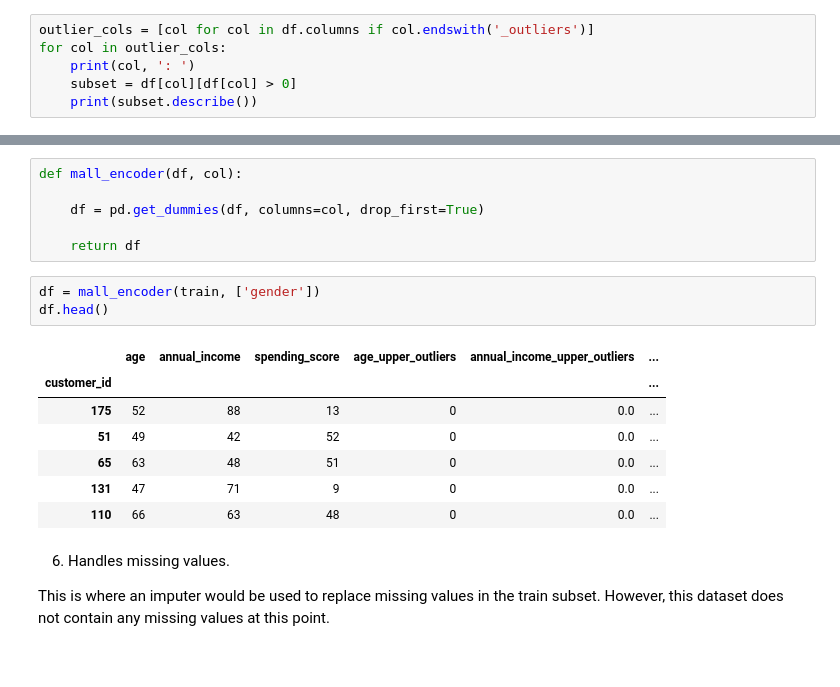
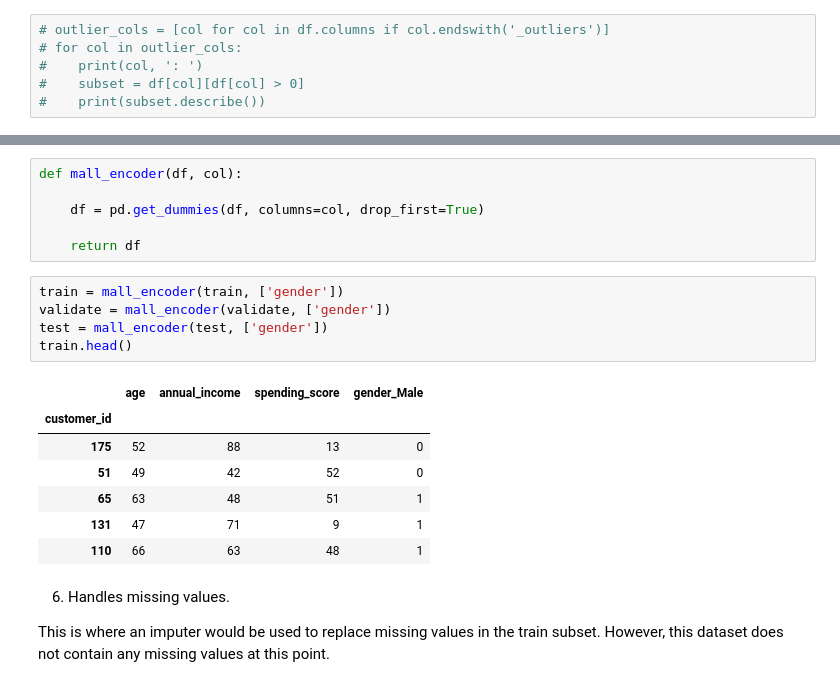
Before and after one commit to chadallen210/clustering-exercises, a Jupyter notebook: mall_customers.ipynb, the cells around one changed output, grey strips where cells are left out. Drawn from its saved outputs; the diff is of its cells as text.

```diff
--- a/mall_customers.ipynb
+++ b/mall_customers.ipynb
@@ -192,6 +184,6 @@ df.head()
 # %%
-outlier_cols = [col for col in df.columns if col.endswith('_outliers')]
-for col in outlier_cols:
-    print(col, ': ')
-    subset = df[col][df[col] > 0]
-    print(subset.describe())
+# outlier_cols = [col for col in df.columns if col.endswith('_outliers')]
+# for col in outlier_cols:
+#    print(col, ': ')
+#    subset = df[col][df[col] > 0]
+#    print(subset.describe())
@@ -236,17 +227,19 @@ def mall_encoder(df, col):
     df = pd.get_dummies(df, columns=col, drop_first=True)
 
     return df
-# %%
-df = mall_encoder(train, ['gender'])
-df.head()
-# %% [output]
-|  | age | annual_income | spending_score | age_upper_outliers | annual_income_upper_outliers | ... |
-| customer_id |  |  |  |  |  | ... |
-| 175 | 52 | 88 | 13 | 0 | 0.0 | ... |
-| 51 | 49 | 42 | 52 | 0 | 0.0 | ... |
-| 65 | 63 | 48 | 51 | 0 | 0.0 | ... |
-| 131 | 47 | 71 | 9 | 0 | 0.0 | ... |
-| 110 | 66 | 63 | 48 | 0 | 0.0 | ... |
+# %%
+train = mall_encoder(train, ['gender'])
+validate = mall_encoder(validate, ['gender'])
+test = mall_encoder(test, ['gender'])
+train.head()
+# %% [output]
+|  | age | annual_income | spending_score | gender_Male |
+| customer_id |  |  |  |  |
+| 175 | 52 | 88 | 13 | 0 |
+| 51 | 49 | 42 | 52 | 0 |
+| 65 | 63 | 48 | 51 | 1 |
+| 131 | 47 | 71 | 9 | 1 |
+| 110 | 66 | 63 | 48 | 1 |
 # %% [markdown]
 6. Handles missing values.
 
```
Also changed, not shown: parts of 5 cells of this notebook.
